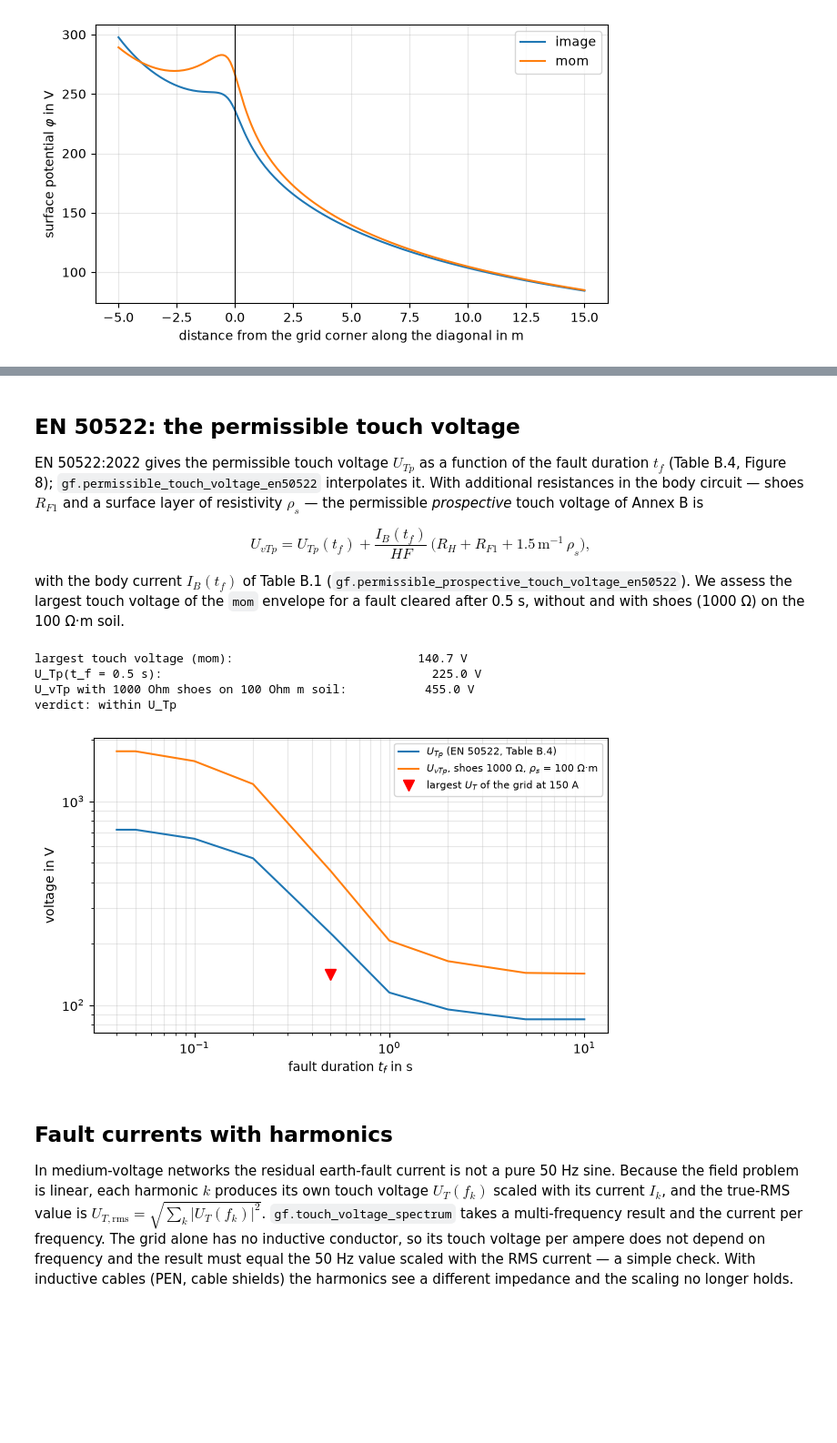
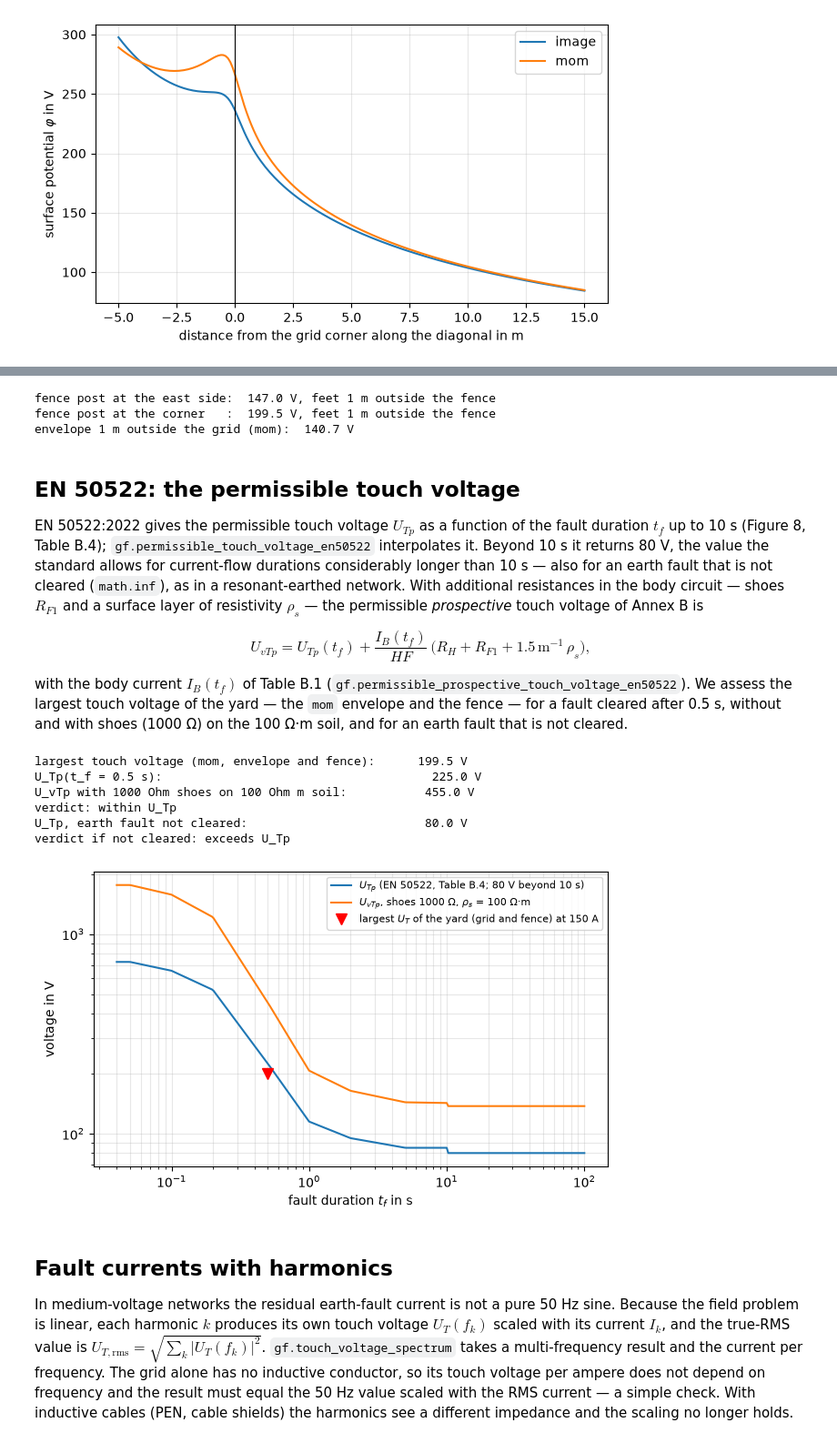
Before and after one commit to Ce1ectric/groundfield, a Jupyter notebook: docs/tutorials/T08_touch_and_step_assessment.ipynb, the cells around one changed output, grey strips where cells are left out. Shown at 91% size. Saved outputs shown, nothing was run; the diff lists cells and outputs as text; code cells hidden in the pictures; blank space fills up the shorter version.

```diff
--- a/docs/tutorials/T08_touch_and_step_assessment.ipynb
+++ b/docs/tutorials/T08_touch_and_step_assessment.ipynb
@@ -128,7 +140,7 @@ with warnings.catch_warnings(record=True) as caught:
     warnings.simplefilter("always")
     for name, res in (("image", result_image), ("mom", result_mom)):
         angles, u_t, feet = gf.touch_voltage_envelope(
-            res, world, electrode="grid", return_points=True
+            res, world, electrode="grid", interior="meshes", return_points=True
         )
         envelope[name] = (np.abs(u_t), feet)
 caveat = [w for w in caught if issubclass(w.category, gf.UniformCurrentFieldWarning)]
@@ -139,6 +151,7 @@ for name, (u_t, feet) in envelope.items():
     print(
         f"{name:5s}: largest touch voltage {u_t[k]:6.1f} V at x = {feet[k, 0]:5.1f} m, y = {feet[k, 1]:5.1f} m"
     )
+print(f"largest mesh-centre value (mom): {envelope['mom'][0][24:].max():.1f} V")
 # %% [output]
 1 warning: touch_voltage_envelope: uniform-current backend 'image' within 5 m of a grid, mesh, star, strip, open polyline or bonded multi-electrode cluster: the surface potential is impedance-grade (2 ...
 image: largest touch voltage  169.1 V at x =  -0.7 m, y =  20.7 m
@@ -219,0 +245,17 @@ assert step["image"] < step["mom"]  # the non-conservative direction
+# %%
+fence_posts = {  # position (m) and the outward direction
+    "east side": ((22.0, 10.0), (1.0, 0.0)),
+    "corner": ((22.0, 22.0), (1 / np.sqrt(2), 1 / np.sqrt(2))),
+}
+u_fence = {}
+for name, (post, outward) in fence_posts.items():
+    _, u = gf.touch_voltage_at_part(
+        result_mom, world, position=post, bonded_to="grid", directions=[outward]
+    )
+    u_fence[name] = abs(u[0])
+    print(f"fence post at the {name:9s}: {u_fence[name]:6.1f} V, feet 1 m outside the fence")
+print(f"envelope 1 m outside the grid (mom): {u_mom.max():6.1f} V")
+# %% [output]
+fence post at the east side:  147.0 V, feet 1 m outside the fence
+fence post at the corner   :  199.5 V, feet 1 m outside the fence
+envelope 1 m outside the grid (mom):  140.7 V
@@ -221,8 +265,11 @@ assert step["image"] < step["mom"]  # the non-conservative direction
 ## EN 50522: the permissible touch voltage
 
 EN 50522:2022 gives the permissible touch voltage $U_{Tp}$ as a
-function of the fault duration $t_f$ (Table B.4, Figure 8);
-`gf.permissible_touch_voltage_en50522` interpolates it. With
+function of the fault duration $t_f$ up to 10 s (Figure 8, Table B.4);
+`gf.permissible_touch_voltage_en50522` interpolates it. Beyond 10 s it
+returns 80 V, the value the standard allows for current-flow durations
+considerably longer than 10 s — also for an earth fault that is not
+cleared (`math.inf`), as in a resonant-earthed network. With
 additional resistances in the body circuit — shoes $R_{F1}$ and a
 surface layer of resistivity $\rho_s$ — the permissible *prospective*
 touch voltage of Annex B is
@@ -233,47 +280,55 @@ $$
 
 with the body current $I_B(t_f)$ of Table B.1
 (`gf.permissible_prospective_touch_voltage_en50522`). We assess the
-largest touch voltage of the `mom` envelope for a fault cleared after
-0.5 s, without and with shoes (1000 Ω) on the 100 Ω·m soil.
+largest touch voltage of the yard — the `mom` envelope and the fence —
+for a fault cleared after 0.5 s, without and with shoes (1000 Ω) on the
+100 Ω·m soil, and for an earth fault that is not cleared.
 # %%
+import math
+
 T_F = 0.5  # s
-u_t_max = u_mom.max()
+u_t_max = max(u_mom.max(), *u_fence.values())
 u_tp = gf.permissible_touch_voltage_en50522(T_F)
 u_vtp = gf.permissible_prospective_touch_voltage_en50522(T_F, R_F1=1000.0, rho_s=RHO)
-print(f"largest touch voltage (mom):                         {u_t_max:6.1f} V")
+print(f"largest touch voltage (mom, envelope and fence):     {u_t_max:6.1f} V")
 print(f"U_Tp(t_f = {T_F} s):                                     {u_tp:6.1f} V")
 print(f"U_vTp with 1000 Ohm shoes on 100 Ohm m soil:          {u_vtp:6.1f} V")
 print("verdict:", "within U_Tp" if u_t_max <= u_tp else "exceeds U_Tp")
+u_tp_uncleared = gf.permissible_touch_voltage_en50522(math.inf)
+print(f"U_Tp, earth fault not cleared:                       {u_tp_uncleared:6.1f} V")
+print("verdict if not cleared:", "within U_Tp" if u_t_max <= u_tp_uncleared else "exceeds U_Tp")
 
-t = np.geomspace(0.04, 10.0, 200)
+t = np.geomspace(0.04, 100.0, 300)
 fig, ax = plt.subplots(figsize=(6.5, 4.0))
 ax.loglog(
     t,
     [gf.permissible_touch_voltage_en50522(x) for x in t],
-    label="$U_{Tp}$ (EN 50522, Table B.4)",
+    label="$U_{Tp}$ (EN 50522, Table B.4; 80 V beyond 10 s)",
 )
 ax.loglog(
     t,
     [
         gf.permissible_prospective_touch_voltage_en50522(x, R_F1=1000.0, rho_s=RHO)
         for x in t
     ],
     label=r"$U_{vTp}$, shoes 1000 Ω, $\rho_s$ = 100 Ω·m",
 )
 ax.plot(
-    [T_F], [u_t_max], "rv", ms=9, label=f"largest $U_T$ of the grid at {I_FAULT:.0f} A"
+    [T_F], [u_t_max], "rv", ms=9, label=f"largest $U_T$ of the yard (grid and fence) at {I_FAULT:.0f} A"
 )
 ax.set_xlabel("fault duration $t_f$ in s")
 ax.set_ylabel("voltage in V")
 ax.grid(True, which="both", alpha=0.3)
 ax.legend(fontsize=8)
 fig.tight_layout()
 # %% [output]
-largest touch voltage (mom):                          140.7 V
+largest touch voltage (mom, envelope and fence):      199.5 V
 U_Tp(t_f = 0.5 s):                                      225.0 V
 U_vTp with 1000 Ohm shoes on 100 Ohm m soil:           455.0 V
 verdict: within U_Tp
+U_Tp, earth fault not cleared:                         80.0 V
+verdict if not cleared: exceeds U_Tp
-[figure, old version]
+[figure, new version]
 # %%
 assert abs(gf.permissible_touch_voltage_en50522(0.5) - 225.0) < 1e-9  # Table B.4
 assert u_vtp > u_tp
```
Also changed, not shown: parts of 8 cells of this notebook.
